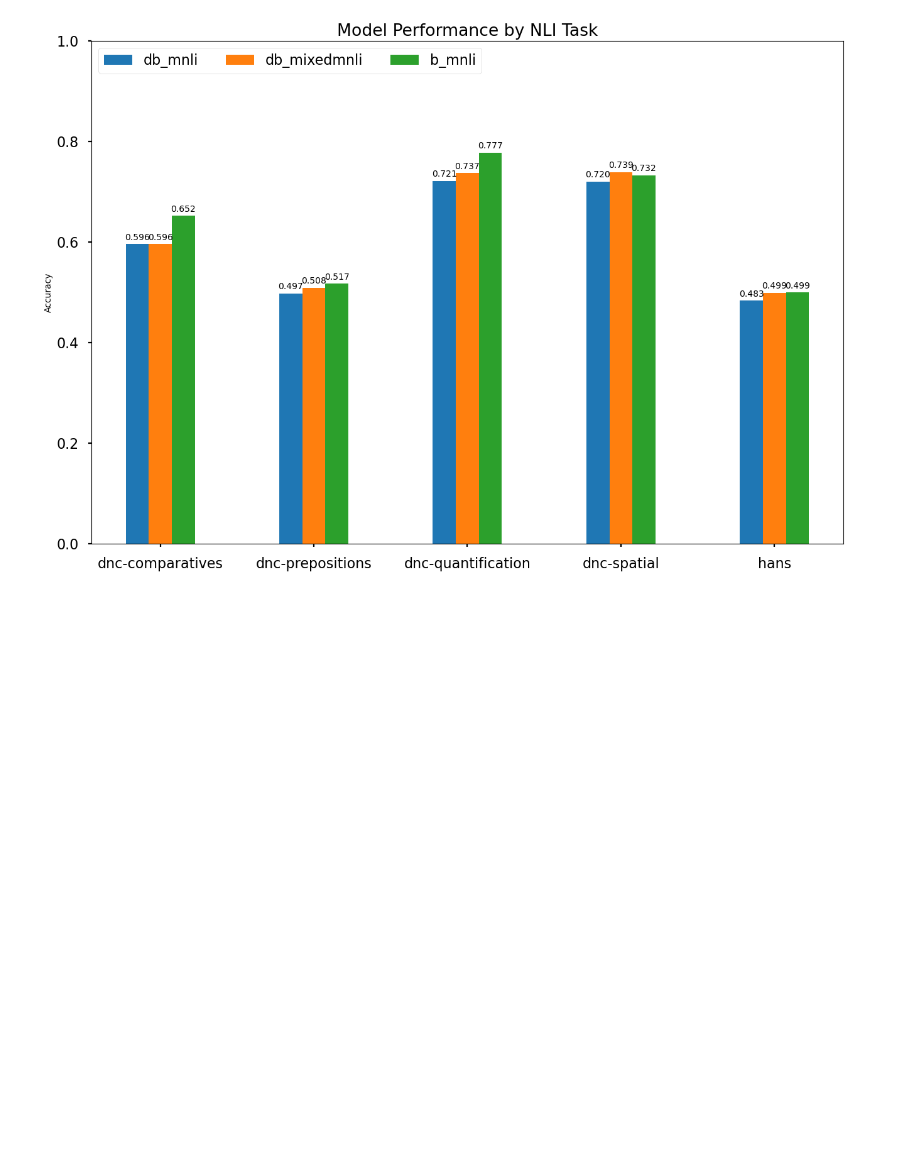
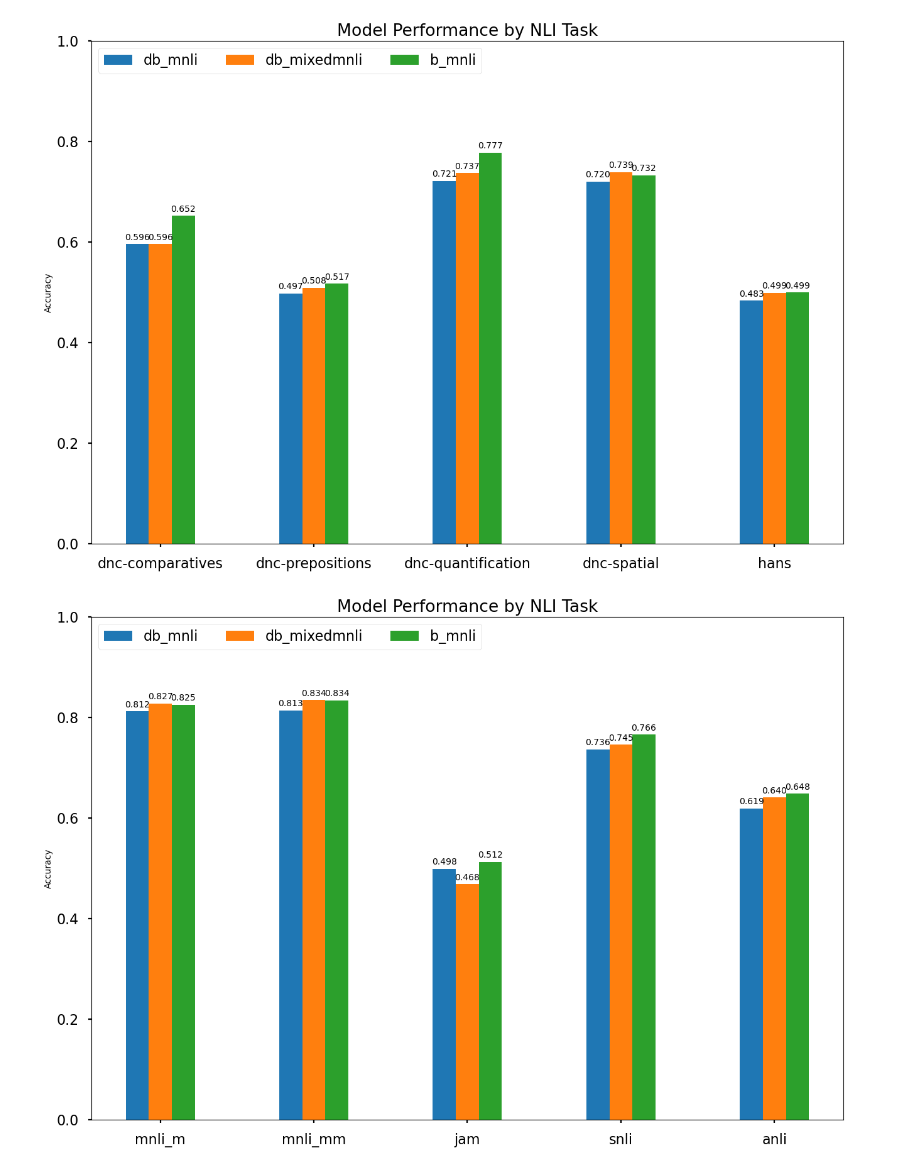
Before and after one commit to zy-f/nlp-distill-probing, a Jupyter notebook: visualization.ipynb, the cells around one changed output. Saved outputs shown, nothing was run; the diff lists cells and outputs as text; code cells hidden in the pictures; blank space fills up the shorter version.

```diff
--- a/visualization.ipynb
+++ b/visualization.ipynb
@@ -114,3 +128,26 @@ for tt in tune_types:
 get_bar_plots(tasks, model_accs)
 # %% [output]
 [figure]
+# %%
+gdf = pd.read_csv('data/gen_outputs_old.csv')
+# %%
+tasks = [
+     'mnli_m',
+     'mnli_mm',
+     'jam',
+     'snli',
+     'anli',
+]
+tune_types = ['db_mnli', 'db_mixedmnli', 'b_mnli']
+model_accs = {}
+for tt in tune_types:
+    arch = 'distilbert' if tt[0] == 'd' else 'bert'
+    subdf = gdf[gdf['m_arch'] == arch]
+    model_accs[tt] = []
+    tt_col = tt.split('_')[1]
+    for task in tasks:
+        val = subdf[(subdf['m_finetune'] == tt_col) & (subdf['dset'] == task)].acc
+        model_accs[tt].append(val.item())
+get_bar_plots(tasks, model_accs)
+# %% [output]
+[figure, added]
```
Also changed, not shown: parts of 5 cells of this notebook, 5 other files.
